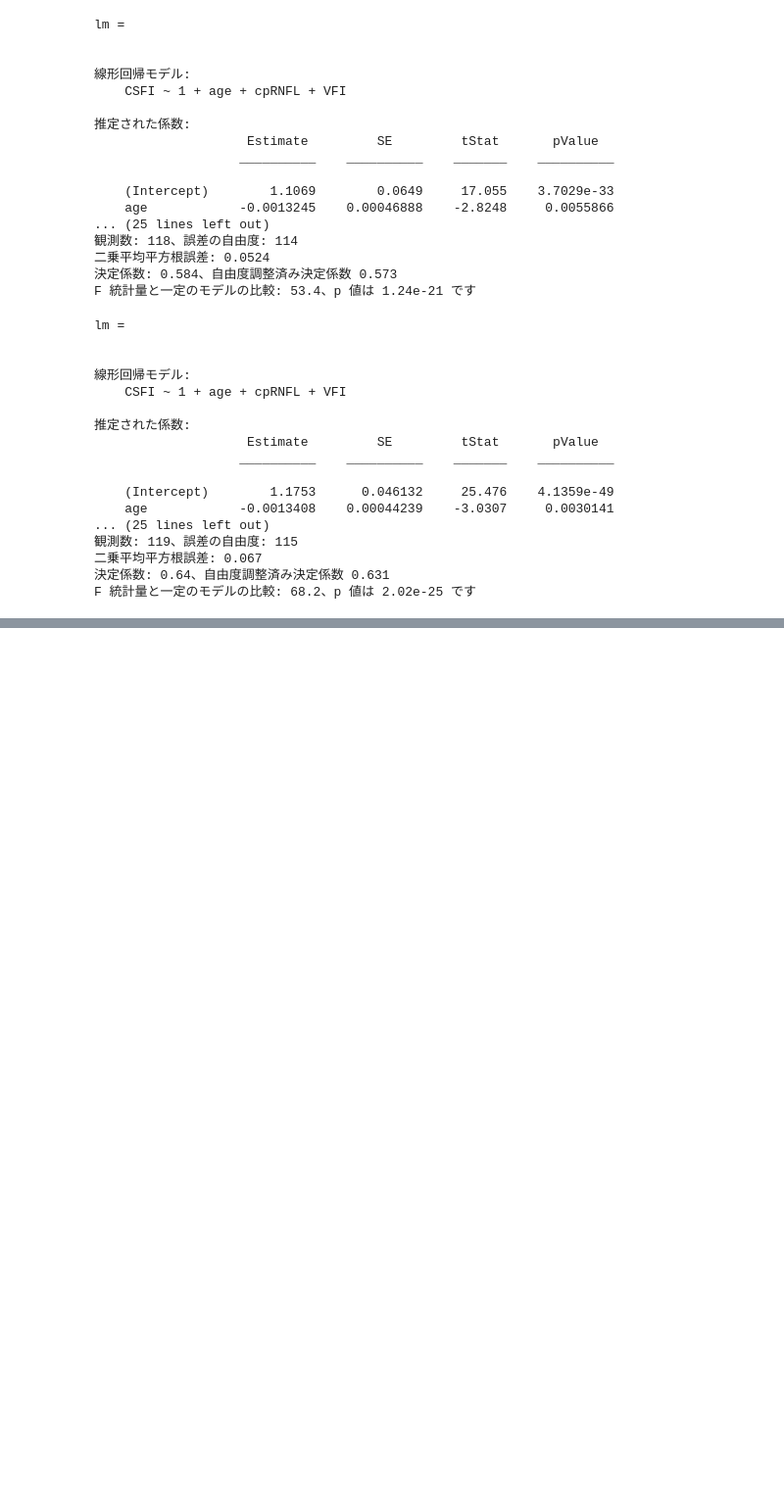
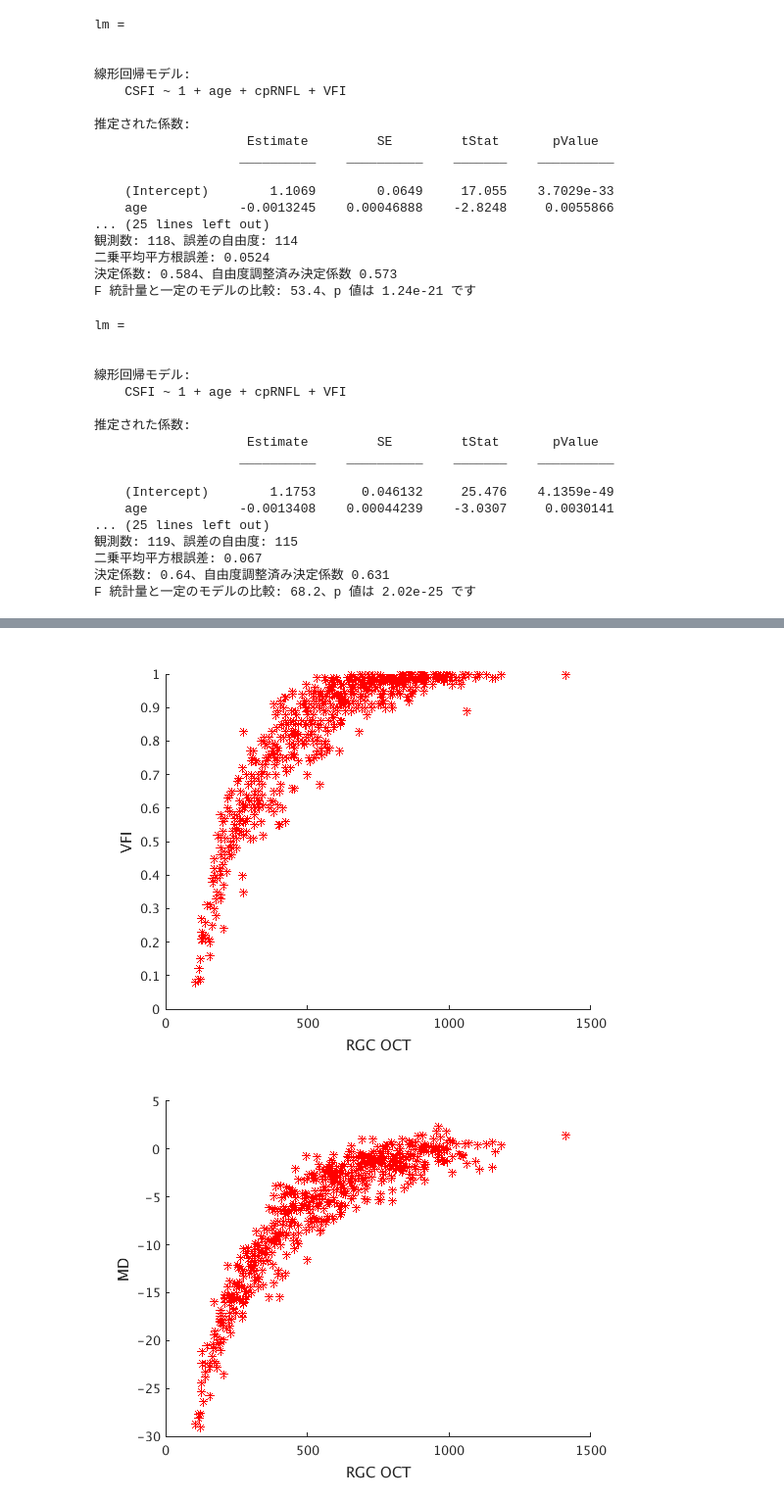
Before and after one commit to shmp0722/CSFI, a Jupyter notebook: CSFIremoved_20170220.ipynb, the cells around one changed output, grey strips where cells are left out. Shown at 98% size. Cells and saved outputs as stored; diff of their text form; code cells hidden in the pictures; blank space fills up the shorter version.

```diff
--- a/CSFIremoved_20170220.ipynb
+++ b/CSFIremoved_20170220.ipynb
@@ -723,0 +799,13 @@ F 統計量と一定のモデルの比較: 68.2、p 値は 2.02e-25 です
+# %%
+figure;hold on;
+plot(T2.RGC_OCT,T2.MD30_2,'r*')
+xlabel 'RGC OCT'
+ylabel MD
+
+figure;hold on;
+plot(T2.RGC_OCT,T2.VFI,'r*')
+xlabel 'RGC OCT'
+ylabel VFI
+# %% [output]
+[figure, added]
+[figure, added]
```
Also changed, not shown: parts of 8 cells of this notebook, 1 other file.
